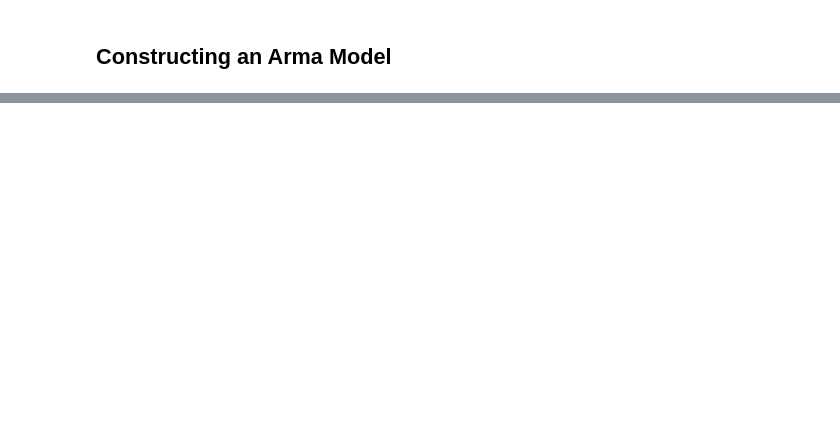
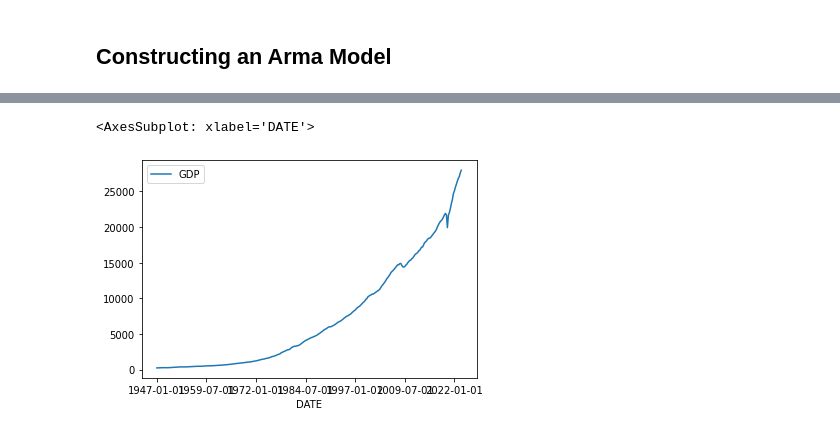
Before and after one commit to addmelo/ACME, a Jupyter notebook: ProjectArmaModel.ipynb, the cells around one changed output, grey strips where cells are left out. Saved outputs shown, nothing was run; the diff lists cells and outputs as text; code cells hidden in the pictures; blank space fills up the shorter version.

```diff
--- a/ProjectArmaModel.ipynb
+++ b/ProjectArmaModel.ipynb
@@ -31,3 +40,8 @@ df
+# %%
+df.plot(y = ["GDP"])
+# %% [output]
+<AxesSubplot: xlabel='DATE'>
+[figure, added]
 # %%
 # Combine variables into a single DataFrame
 # I opted to start at 1990 because that's when the data starts to become yearly.
```
Also changed, not shown: parts of 4 cells of this notebook.
